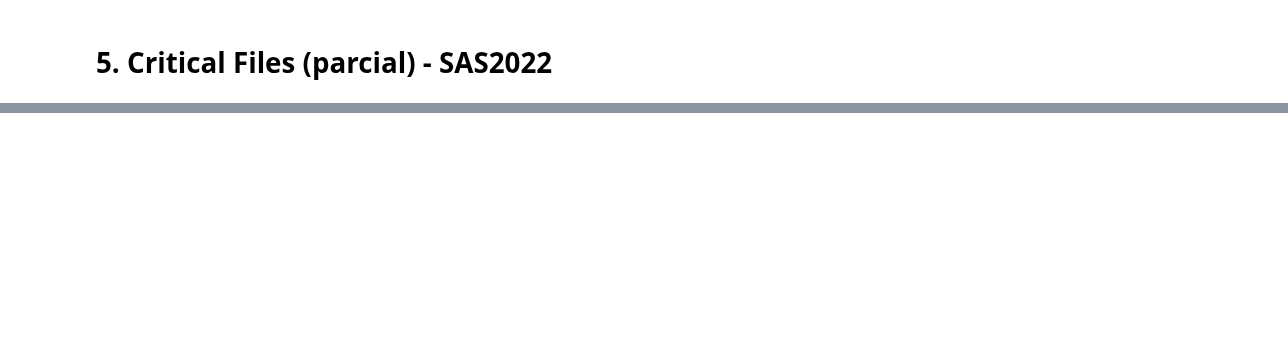
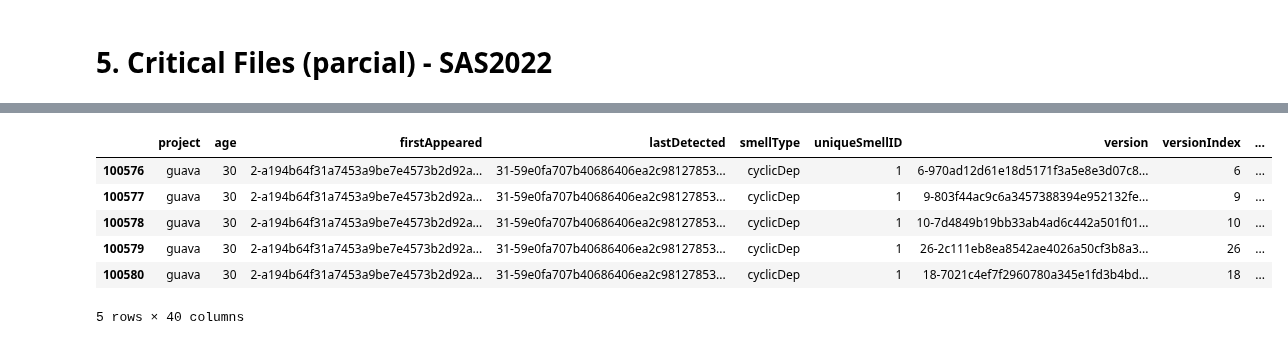
Before and after one commit to armandossrecife/piloto, a Jupyter notebook: compara_sas2022.ipynb, the cells around one changed output, grey strips where cells are left out. Cells and saved outputs as stored; diff of their text form; code cells hidden in the pictures; blank space fills up the shorter version.

```diff
--- a/compara_sas2022.ipynb
+++ b/compara_sas2022.ipynb
@@ -915,0 +1043,10 @@ df_critical_files_guava.head(90)
+# %%
+df_guava_smells_classes_affected.head()
+# %% [output]
+|  | project | age | firstAppeared | lastDetected | smellType | uniqueSmellID | version | versionIndex | ... |
+| 100576 | guava | 30 | 2-a194b64f31a7453a9be7e4573b2d92a... | 31-59e0fa707b40686406ea2c98127853... | cyclicDep | 1 | 6-970ad12d61e18d5171f3a5e8e3d07c8... | 6 | ... |
+| 100577 | guava | 30 | 2-a194b64f31a7453a9be7e4573b2d92a... | 31-59e0fa707b40686406ea2c98127853... | cyclicDep | 1 | 9-803f44ac9c6a3457388394e952132fe... | 9 | ... |
+| 100578 | guava | 30 | 2-a194b64f31a7453a9be7e4573b2d92a... | 31-59e0fa707b40686406ea2c98127853... | cyclicDep | 1 | 10-7d4849b19bb33ab4ad6c442a501f01... | 10 | ... |
+| 100579 | guava | 30 | 2-a194b64f31a7453a9be7e4573b2d92a... | 31-59e0fa707b40686406ea2c98127853... | cyclicDep | 1 | 26-2c111eb8ea8542ae4026a50cf3b8a3... | 26 | ... |
+| 100580 | guava | 30 | 2-a194b64f31a7453a9be7e4573b2d92a... | 31-59e0fa707b40686406ea2c98127853... | cyclicDep | 1 | 18-7021c4ef7f2960780a345e1fd3b4bd... | 18 | ... |
+5 rows × 40 columns
```
Also changed, not shown: parts of 21 cells of this notebook.
